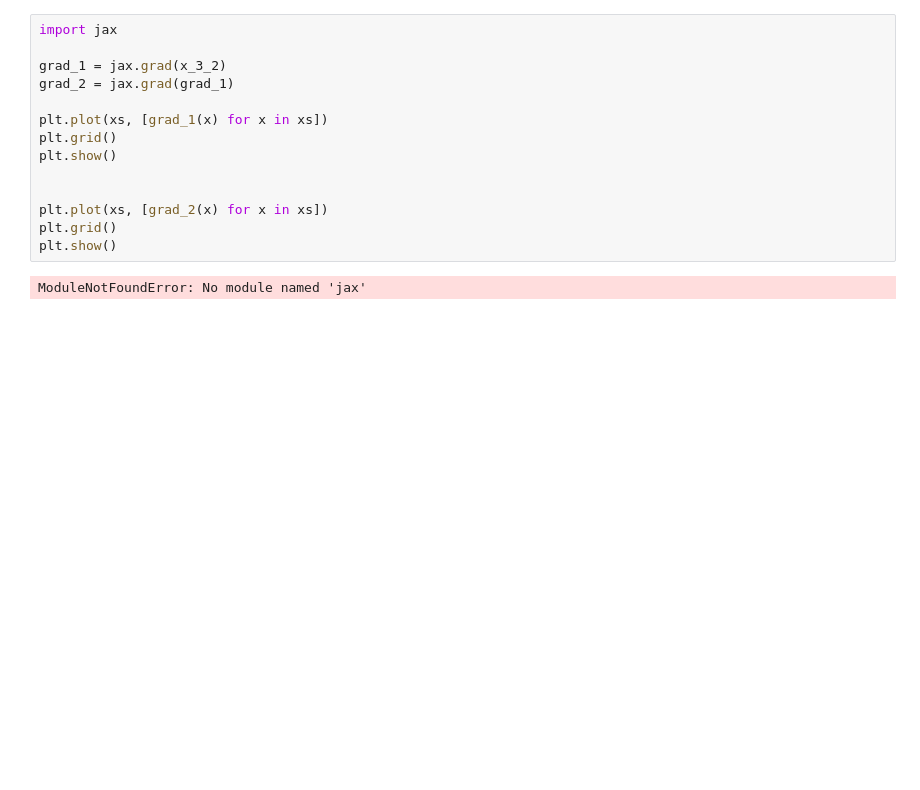
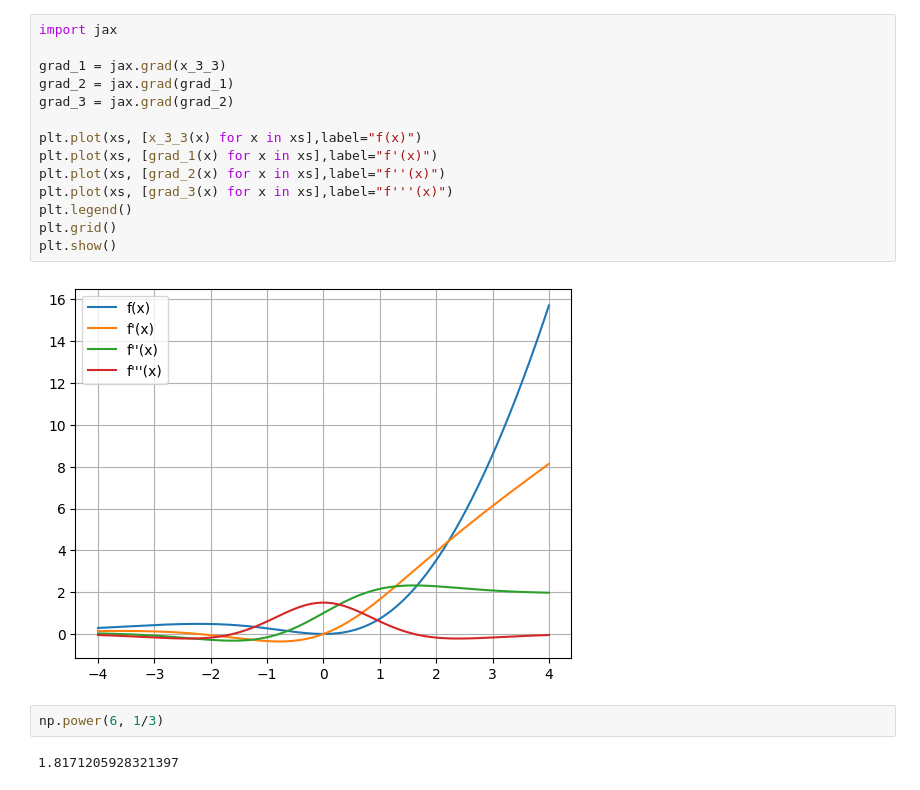
Before and after one commit to rpazuki/morpho_repo, a Jupyter notebook: jax/Untitled.ipynb, the cells around one changed output. Drawn from its saved outputs; the diff is of its cells as text; blank space fills up the shorter version.

```diff
--- a/jax/Untitled.ipynb
+++ b/jax/Untitled.ipynb
@@ -25,16 +33,20 @@ plt.grid()
 # %%
 import jax
 
-grad_1 = jax.grad(x_3_2)
+grad_1 = jax.grad(x_3_3)
 grad_2 = jax.grad(grad_1)
+grad_3 = jax.grad(grad_2)
 
-plt.plot(xs, [grad_1(x) for x in xs])
+plt.plot(xs, [x_3_3(x) for x in xs],label="f(x)")
+plt.plot(xs, [grad_1(x) for x in xs],label="f'(x)")
+plt.plot(xs, [grad_2(x) for x in xs],label="f''(x)")
+plt.plot(xs, [grad_3(x) for x in xs],label="f'''(x)")
+plt.legend()
 plt.grid()
 plt.show()
-
-
-plt.plot(xs, [grad_2(x) for x in xs])
-plt.grid()
-plt.show()
 # %% [output]
-ModuleNotFoundError: No module named 'jax'
+[figure, added]
+# %%
+np.power(6, 1/3)
+# %% [output]
+1.8171205928321397
```
Also changed, not shown: parts of 1 cell of this notebook, 13 other files.
